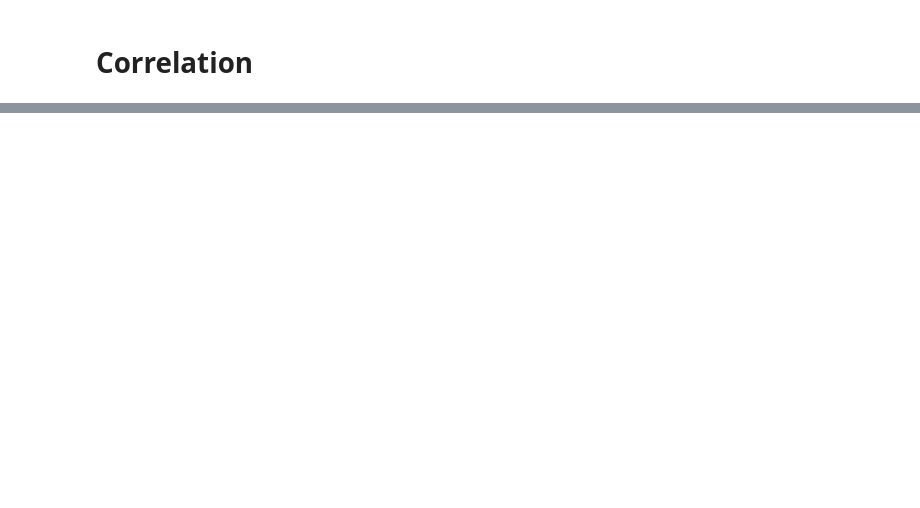
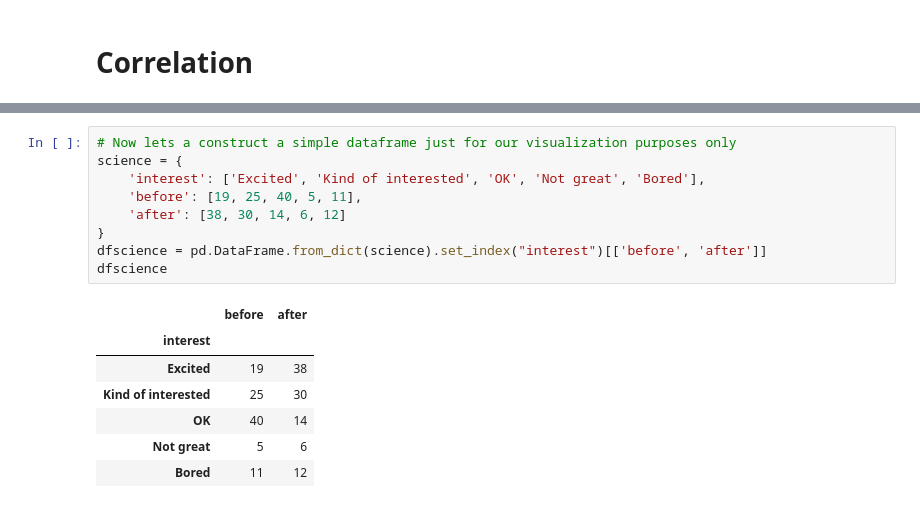
Before and after one commit to usaid1511/Machine-learning-basics, a Jupyter notebook: data-viz-using-matplotlib-seaborn-for-beginners.ipynb, the cells around one changed output, grey strips where cells are left out. Drawn from its saved outputs; the diff is of its cells as text; blank space fills up the shorter version.

```diff
--- a/data-viz-using-matplotlib-seaborn-for-beginners.ipynb
+++ b/data-viz-using-matplotlib-seaborn-for-beginners.ipynb
@@ -113,0 +228,17 @@ plt.yticks(range(5), ['mpg', 'wt', 'hp', 'qsec', 'disp']);
+# %%
+# Now lets a construct a simple dataframe just for our visualization purposes only
+science = {
+    'interest': ['Excited', 'Kind of interested', 'OK', 'Not great', 'Bored'],
+    'before': [19, 25, 40, 5, 11],
+    'after': [38, 30, 14, 6, 12]
+}
+dfscience = pd.DataFrame.from_dict(science).set_index("interest")[['before', 'after']]
+dfscience
+# %% [output]
+|  | before | after |
+| interest |  |  |
+| Excited | 19 | 38 |
+| Kind of interested | 25 | 30 |
+| OK | 40 | 14 |
+| Not great | 5 | 6 |
+| Bored | 11 | 12 |
```
Also changed, not shown: parts of 30 cells of this notebook.
